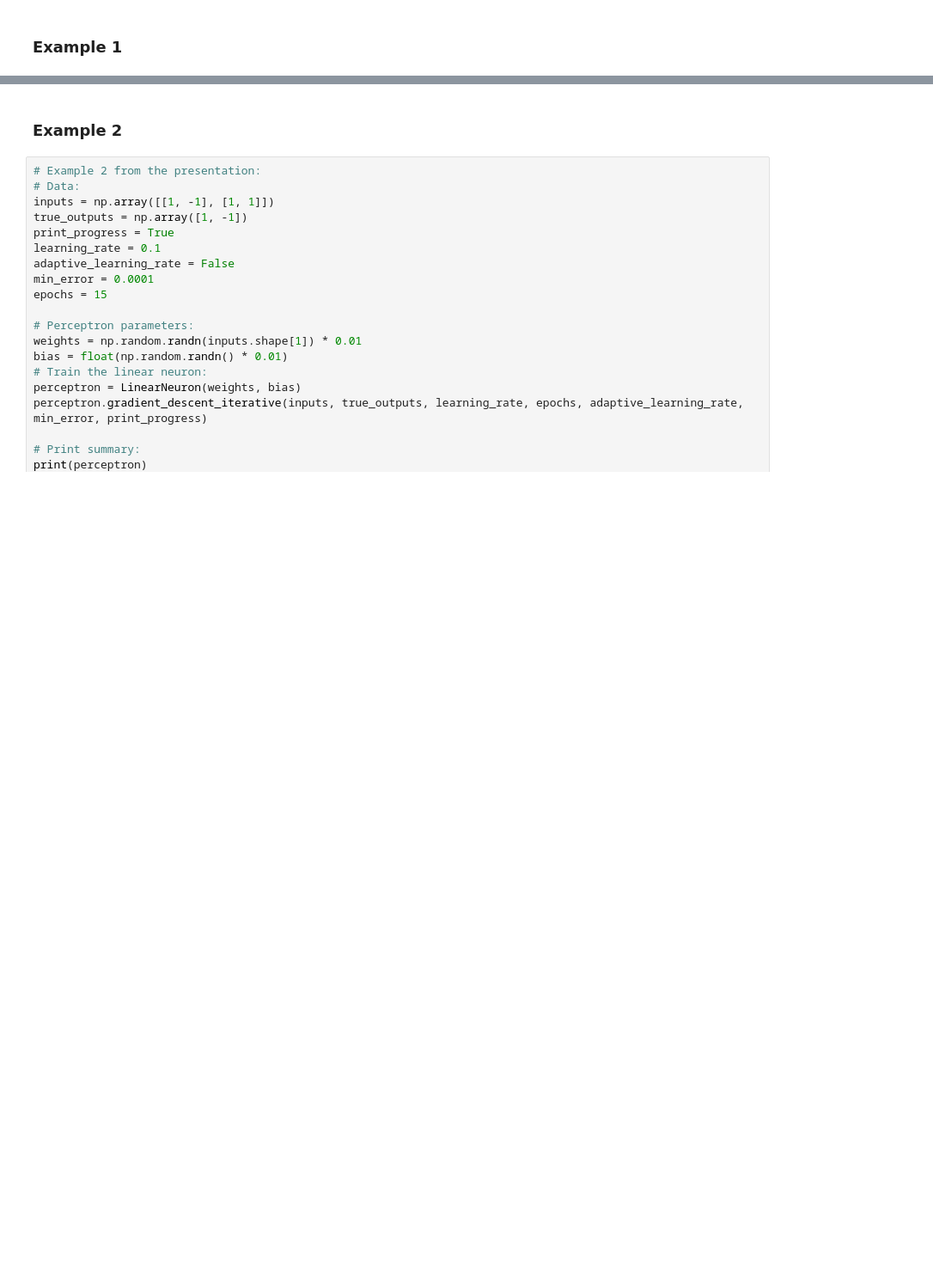
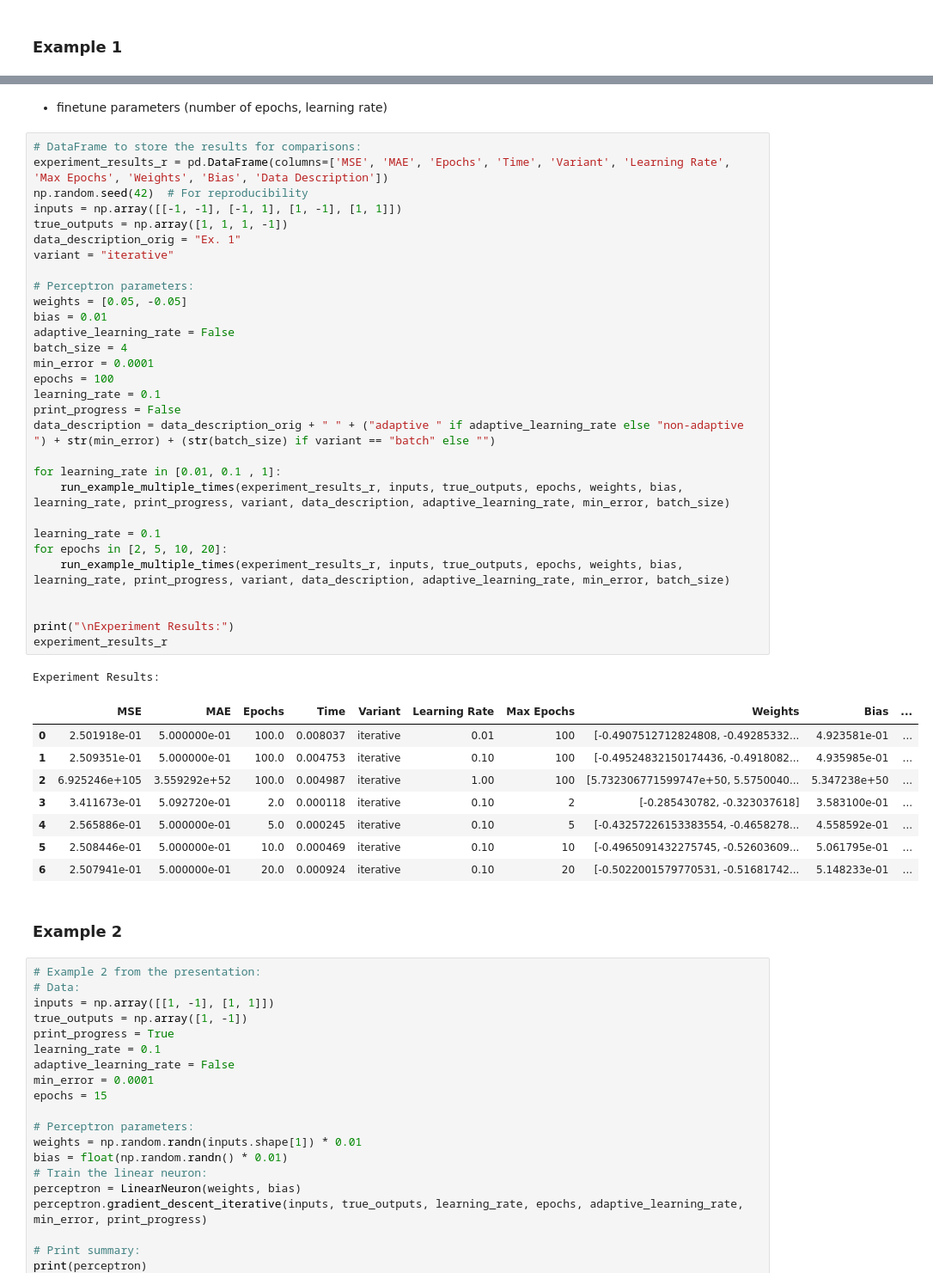
Before and after one commit to reitezuz/18NES1-2025-, a Jupyter notebook: week3/linear_neuron.ipynb, the cells around one changed output, grey strips where cells are left out. Shown: that part at 86% size. Cells and saved outputs as stored; diff of their text form; blank space fills up the shorter version.

```diff
--- a/week3/linear_neuron.ipynb
+++ b/week3/linear_neuron.ipynb
@@ -656,3 +704,45 @@ MSE error: 0.251336941098201
+# %% [markdown]
+- finetune parameters (number of epochs, learning rate)
+# %%
+# DataFrame to store the results for comparisons:
+experiment_results_r = pd.DataFrame(columns=['MSE', 'MAE', 'Epochs', 'Time', 'Variant', 'Learning Rate', 'Max Epochs', 'Weights', 'Bias', 'Data Description'])
+np.random.seed(42)  # For reproducibility
+inputs = np.array([[-1, -1], [-1, 1], [1, -1], [1, 1]])
+true_outputs = np.array([1, 1, 1, -1])
+data_description_orig = "Ex. 1"
+variant = "iterative"
+
+# Perceptron parameters:
+weights = [0.05, -0.05]
+bias = 0.01
+adaptive_learning_rate = False
+batch_size = 4
+min_error = 0.0001
+epochs = 100
+learning_rate = 0.1
+print_progress = False
+data_description = data_description_orig + " " + ("adaptive " if adaptive_learning_rate else "non-adaptive ") + str(min_error) + (str(batch_size) if variant == "batch" else "")
+
+for learning_rate in [0.01, 0.1 , 1]:
+    run_example_multiple_times(experiment_results_r, inputs, true_outputs, epochs, weights, bias, learning_rate, print_progress, variant, data_description, adaptive_learning_rate, min_error, batch_size)
+
+learning_rate = 0.1
+for epochs in [2, 5, 10, 20]:
+    run_example_multiple_times(experiment_results_r, inputs, true_outputs, epochs, weights, bias, learning_rate, print_progress, variant, data_description, adaptive_learning_rate, min_error, batch_size)
+
+
+print("\nExperiment Results:")
+experiment_results_r
+# %% [output]
+Experiment Results:
+|  | MSE | MAE | Epochs | Time | Variant | Learning Rate | Max Epochs | Weights | Bias | ... |
+| 0 | 2.501918e-01 | 5.000000e-01 | 100.0 | 0.008037 | iterative | 0.01 | 100 | [-0.4907512712824808, -0.49285332... | 4.923581e-01 | ... |
+| 1 | 2.509351e-01 | 5.000000e-01 | 100.0 | 0.004753 | iterative | 0.10 | 100 | [-0.49524832150174436, -0.4918082... | 4.935985e-01 | ... |
+| 2 | 6.925246e+105 | 3.559292e+52 | 100.0 | 0.004987 | iterative | 1.00 | 100 | [5.732306771599747e+50, 5.5750040... | 5.347238e+50 | ... |
+| 3 | 3.411673e-01 | 5.092720e-01 | 2.0 | 0.000118 | iterative | 0.10 | 2 | [-0.285430782, -0.323037618] | 3.583100e-01 | ... |
+| 4 | 2.565886e-01 | 5.000000e-01 | 5.0 | 0.000245 | iterative | 0.10 | 5 | [-0.43257226153383554, -0.4658278... | 4.558592e-01 | ... |
+| 5 | 2.508446e-01 | 5.000000e-01 | 10.0 | 0.000469 | iterative | 0.10 | 10 | [-0.4965091432275745, -0.52603609... | 5.061795e-01 | ... |
+| 6 | 2.507941e-01 | 5.000000e-01 | 20.0 | 0.000924 | iterative | 0.10 | 20 | [-0.5022001579770531, -0.51681742... | 5.148233e-01 | ... |
 # %% [markdown]
 ### Example 2
 # %%
```
Also changed, not shown: parts of 9 cells of this notebook.
